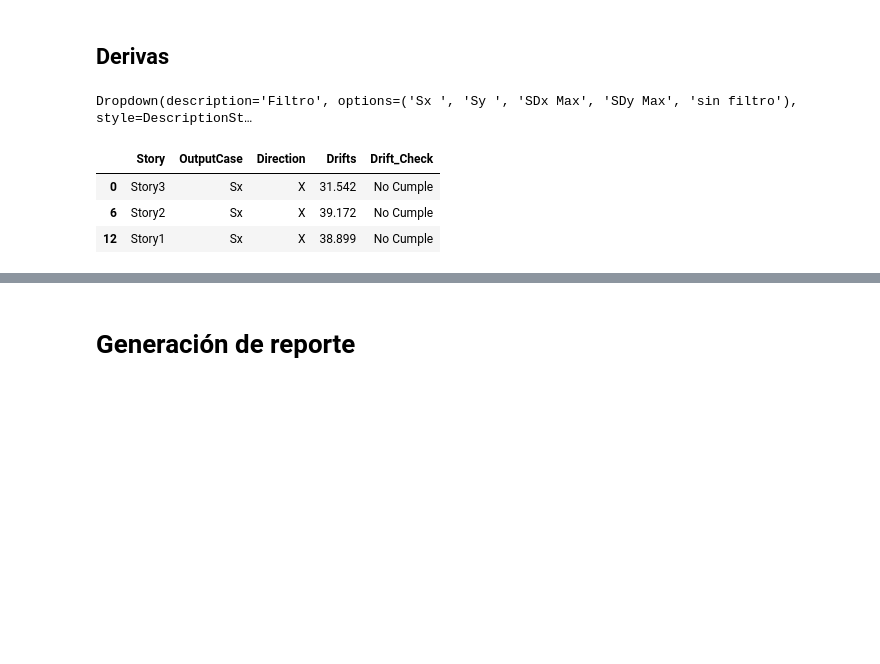
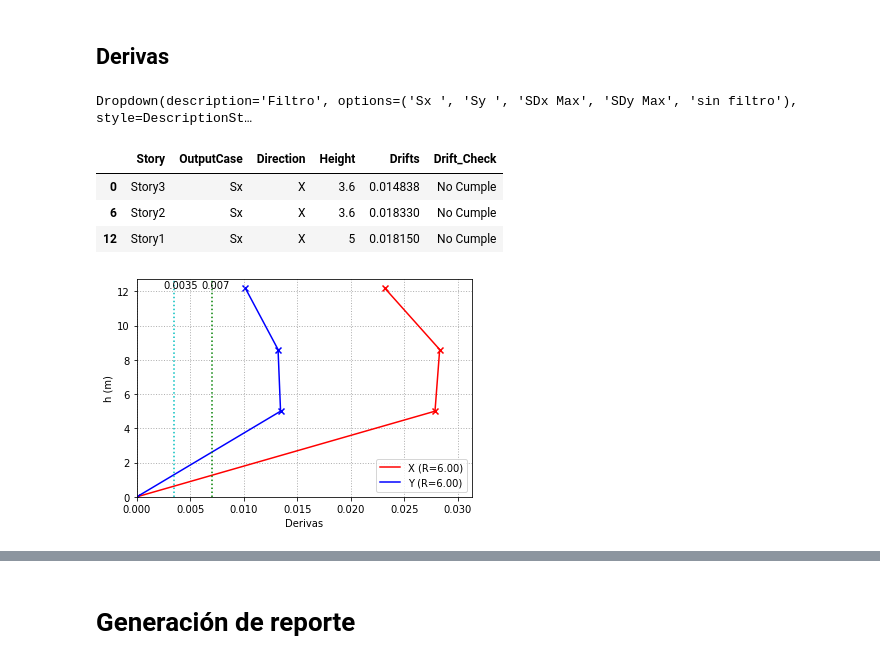
Before and after one commit to skyzizars/automatizacion_estructural, a Jupyter notebook: sismo_etabs.ipynb, the cells around one changed output, grey strips where cells are left out. Cells and saved outputs as stored; diff of their text form; code cells hidden in the pictures; blank space fills up the shorter version.

Commit message:
derivas/desplazamientos

```diff
--- a/sismo_etabs.ipynb
+++ b/sismo_etabs.ipynb
@@ -194,10 +179,11 @@ Dropdown(description='Filtro', options=('Sx ', 'Sy ', 'SDx Max', 'SDy Max', 'sin
 # %% [markdown]
 ## Derivas
-# %%
-sismo.show_table(sismo.tables.drift_table)
-# %% [output]
-Dropdown(description='Filtro', options=('Sx ', 'Sy ', 'SDx Max', 'SDy Max', 'sin filtro'), style=DescriptionSt…
-|  | Story | OutputCase | Direction | Drifts | Drift_Check |
-| 0 | Story3 | Sx | X | 31.542 | No Cumple |
-| 6 | Story2 | Sx | X | 39.172 | No Cumple |
-| 12 | Story1 | Sx | X | 38.899 | No Cumple |
+# %%
+sismo.derivas(SapModel,report=True)
+# %% [output]
+Dropdown(description='Filtro', options=('Sx ', 'Sy ', 'SDx Max', 'SDy Max', 'sin filtro'), style=DescriptionSt…
+|  | Story | OutputCase | Direction | Height | Drifts | Drift_Check |
+| 0 | Story3 | Sx | X | 3.6 | 0.014838 | No Cumple |
+| 6 | Story2 | Sx | X | 3.6 | 0.018330 | No Cumple |
+| 12 | Story1 | Sx | X | 5 | 0.018150 | No Cumple |
+[figure, added]
```
Also changed, not shown: parts of 26 cells of this notebook, 1 other file.
